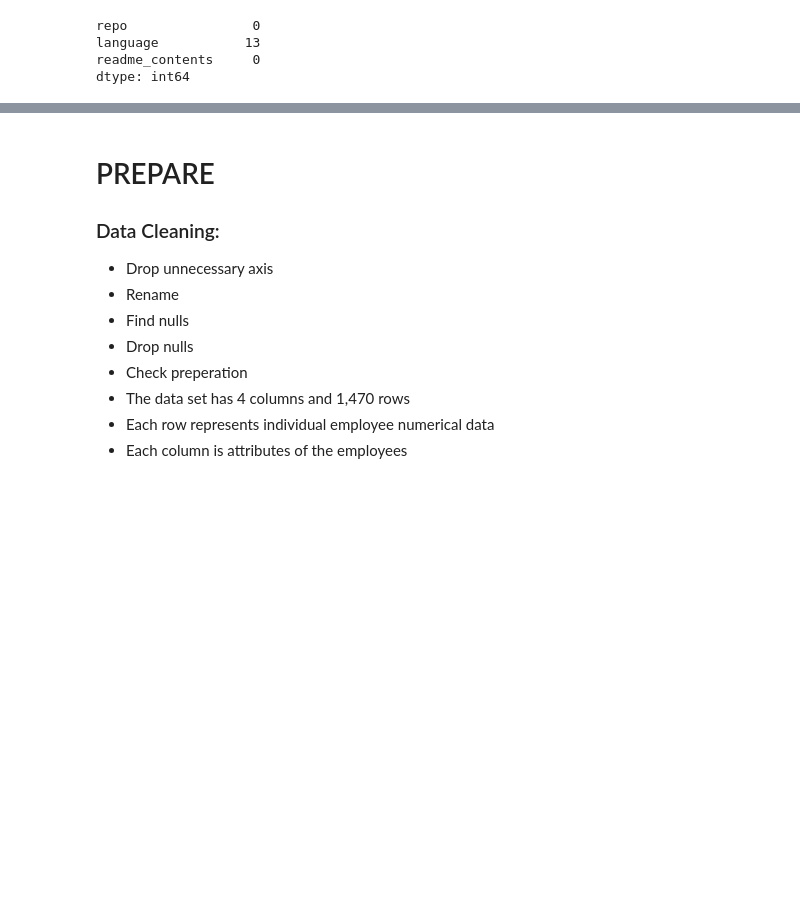
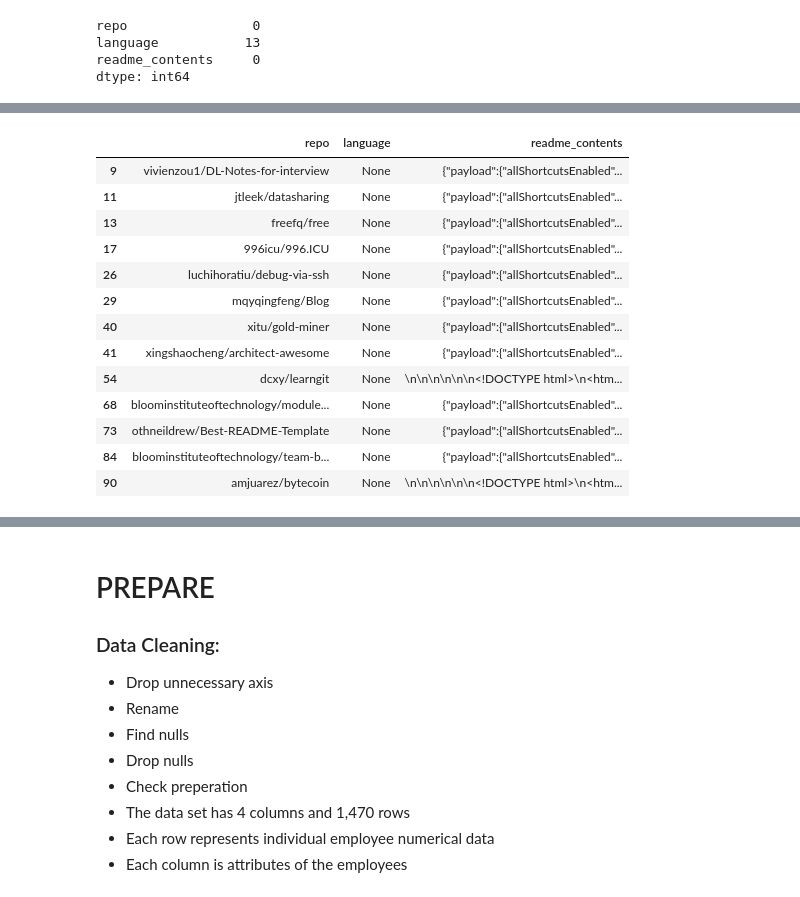
Before and after one commit to fork-your-repository/nlp-project, a Jupyter notebook: explore_ms.ipynb, the cells around one changed output, grey strips where cells are left out. Cells and saved outputs as stored; diff of their text form; code cells hidden in the pictures; blank space fills up the shorter version.

```diff
--- a/explore_ms.ipynb
+++ b/explore_ms.ipynb
@@ -125,0 +194,23 @@ dtype: int64
+# %%
+rows_with_missing_language = words_df[words_df['language'].isnull()]
+
+# Change data types of the isolated rows to 'object'
+rows_with_missing_language = rows_with_missing_language.astype({'language': 'object'})
+
+# Display the modified isolated rows
+rows_with_missing_language
+# %% [output]
+|  | repo | language | readme_contents |
+| 9 | vivienzou1/DL-Notes-for-interview | None | {"payload":{"allShortcutsEnabled"... |
+| 11 | jtleek/datasharing | None | {"payload":{"allShortcutsEnabled"... |
+| 13 | freefq/free | None | {"payload":{"allShortcutsEnabled"... |
+| 17 | 996icu/996.ICU | None | {"payload":{"allShortcutsEnabled"... |
+| 26 | luchihoratiu/debug-via-ssh | None | {"payload":{"allShortcutsEnabled"... |
+| 29 | mqyqingfeng/Blog | None | {"payload":{"allShortcutsEnabled"... |
+| 40 | xitu/gold-miner | None | {"payload":{"allShortcutsEnabled"... |
+| 41 | xingshaocheng/architect-awesome | None | {"payload":{"allShortcutsEnabled"... |
+| 54 | dcxy/learngit | None | \n\n\n\n\n\n<!DOCTYPE html>\n<htm... |
+| 68 | bloominstituteoftechnology/module... | None | {"payload":{"allShortcutsEnabled"... |
+| 73 | othneildrew/Best-README-Template | None | {"payload":{"allShortcutsEnabled"... |
+| 84 | bloominstituteoftechnology/team-b... | None | {"payload":{"allShortcutsEnabled"... |
+| 90 | amjuarez/bytecoin | None | \n\n\n\n\n\n<!DOCTYPE html>\n<htm... |
```
Also changed, not shown: parts of 10 cells of this notebook.
